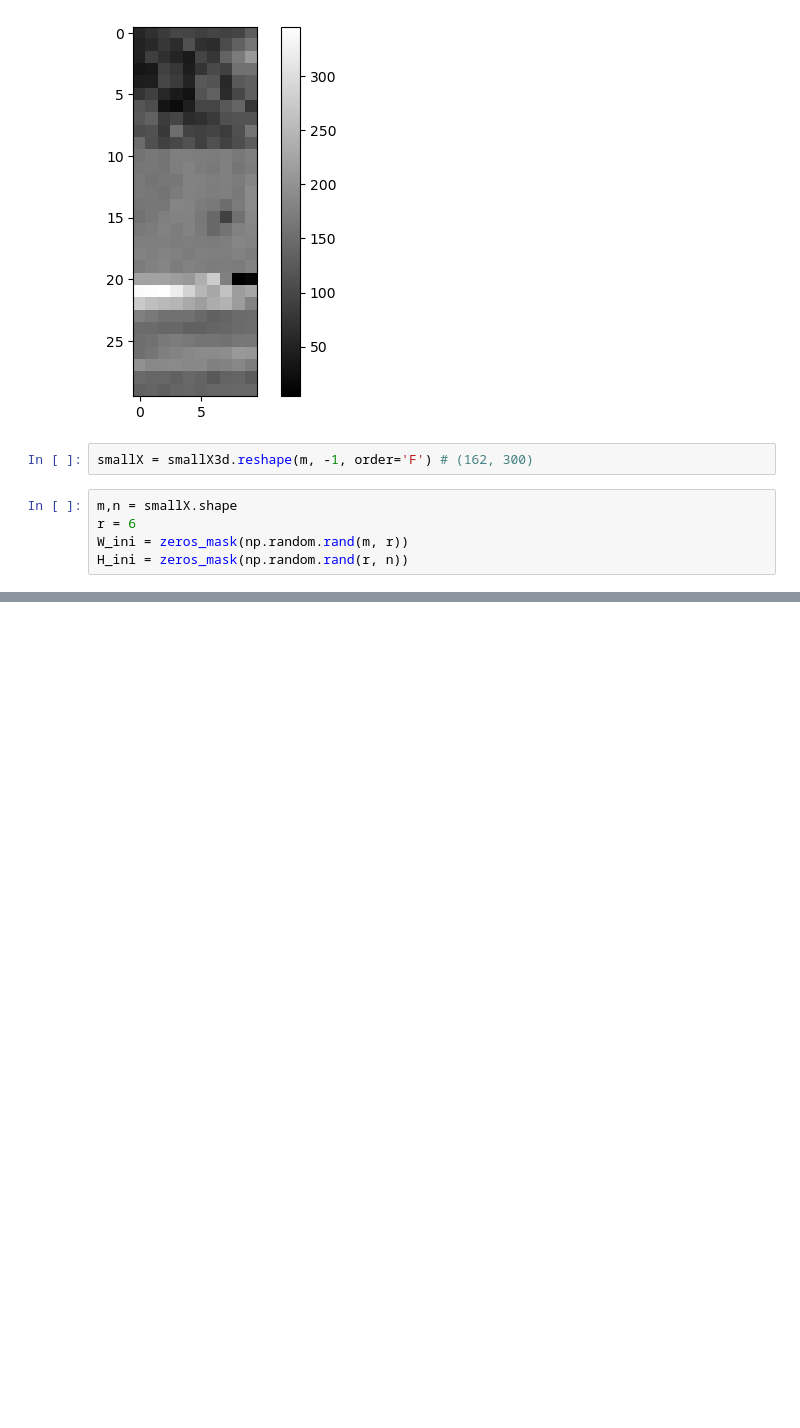
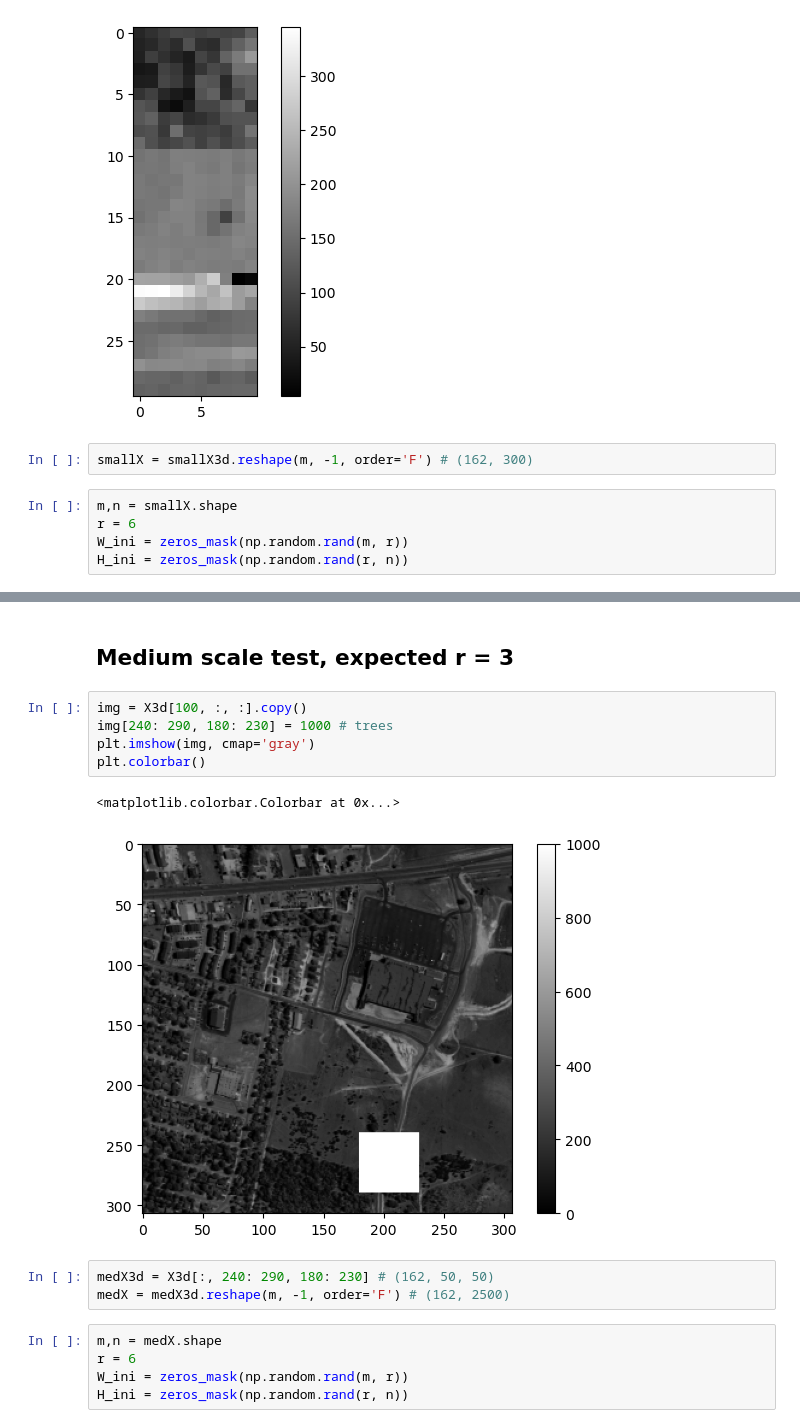
Before and after one commit to waqasbinhamed/seminmf, a Jupyter notebook: real.ipynb, the cells around one changed output, grey strips where cells are left out. Cells and saved outputs as stored; diff of their text form; blank space fills up the shorter version.

```diff
--- a/real.ipynb
+++ b/real.ipynb
@@ -127,0 +130,18 @@ plt.colorbar()
+# %% [markdown]
+## Medium scale test, expected r = 3
+# %%
+img = X3d[100, :, :].copy()
+img[240: 290, 180: 230] = 1000 # trees
+plt.imshow(img, cmap='gray')
+plt.colorbar()
+# %% [output]
+<matplotlib.colorbar.Colorbar at 0x...>
+[figure, added]
+# %%
+medX3d = X3d[:, 240: 290, 180: 230] # (162, 50, 50)
+medX = medX3d.reshape(m, -1, order='F') # (162, 2500)
+# %%
+m,n = medX.shape
+r = 6
+W_ini = zeros_mask(np.random.rand(m, r))
+H_ini = zeros_mask(np.random.rand(r, n))
```
Also changed, not shown: parts of 12 cells of this notebook.
